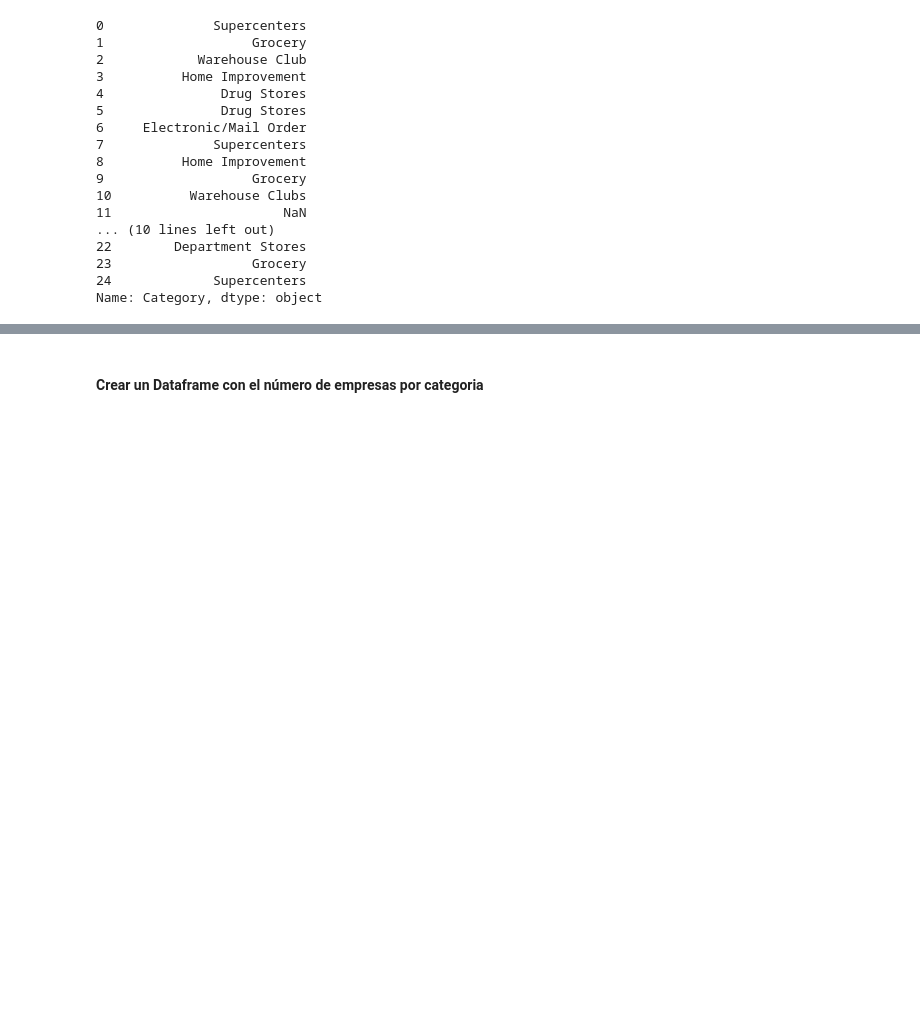
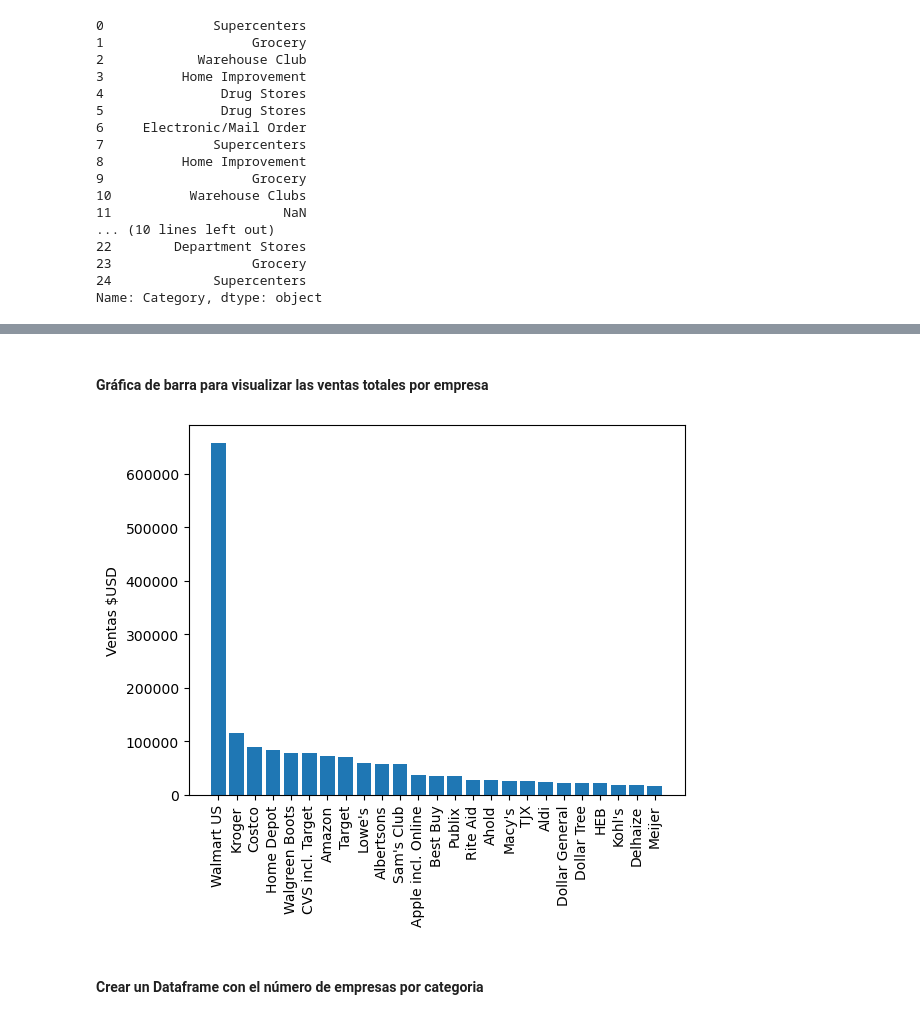
Before and after one commit to r3card0/Data-Academy-Project, a Jupyter notebook: proyecto_datacademy.ipynb, the cells around one changed output, grey strips where cells are left out. Drawn from its saved outputs; the diff is of its cells as text; code cells hidden in the pictures; blank space fills up the shorter version.

Commit message:
category normalized and chart bars

```diff
--- a/proyecto_datacademy.ipynb
+++ b/proyecto_datacademy.ipynb
@@ -187,0 +130,5 @@ array(['Supercenters', 'Grocery', 'Warehouse Club', 'Home Improvement',
+# %%
+df1['Category'] = df1['Category'].replace(np.nan,'Electronic/Mail Order')
+
+# 3. Verificar cambio
+df1[df1['Company']=='Apple incl. Online']
@@ -187,0 +143,2 @@ array(['Supercenters', 'Grocery', 'Warehouse Club', 'Home Improvement',
+# %%
+df1['Category'] = df1['Category'].replace(['Warehouse Clubs'],'Warehouse Club')
@@ -190,3 +181,19 @@ array(['Supercenters', 'Grocery', 'Warehouse Club', 'Home Improvement',
+# %% [markdown]
+#### Gráfica de barra para visualizar las ventas totales por empresa
+# %%
+# Organizar el dataframe por la columna 'compañías'
+df1 = df1.sort_values('Sales',ascending=False)
+
+# Graficar la cantidad de tiendas por categoría
+x = df1['Company']
+y = df1['Sales']
+plt.bar(x,y)
+# plt.xlabel('Empresa')
+plt.ylabel('Ventas $USD')
+plt.xticks(rotation='vertical')
+plt.show()
+# %% [output]
+[figure, added]
 # %% [markdown]
 #### Crear un Dataframe con el número de empresas por categoria
 # %%
```
Also changed, not shown: parts of 19 cells of this notebook.
